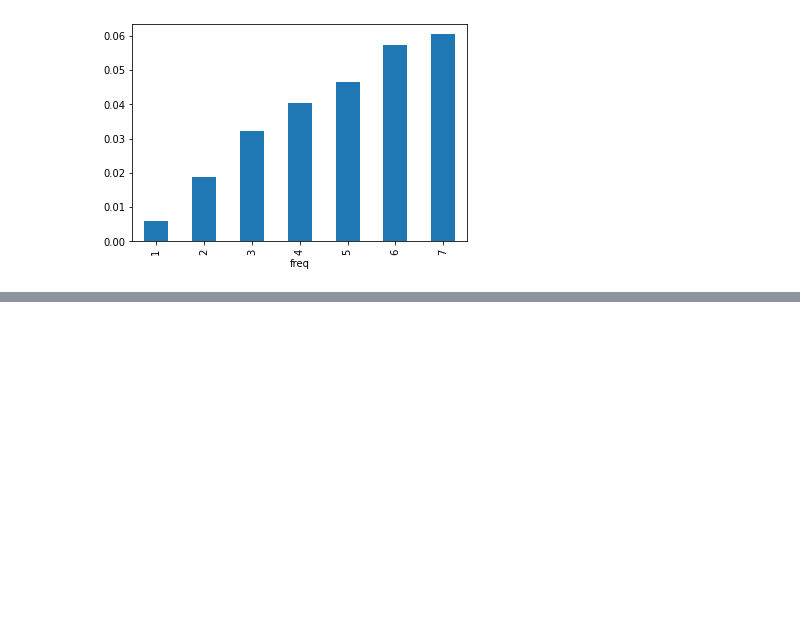
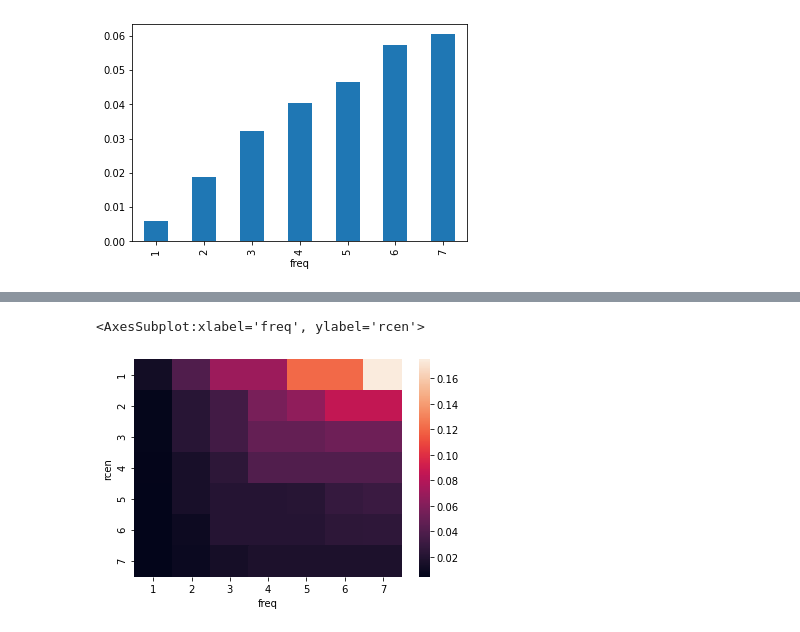
Before and after one commit to daikichidaze/pyoptbook, a Jupyter notebook: src/7.recomend/recomend.ipynb, the cells around one changed output, grey strips where cells are left out. Cells and saved outputs as stored; diff of their text form; code cells hidden in the pictures; blank space fills up the shorter version.

```diff
--- a/src/7.recomend/recomend.ipynb
+++ b/src/7.recomend/recomend.ipynb
@@ -252,0 +452,20 @@ df_freq['prob'].plot.bar()
+# %%
+# N[r, f] * pred_prob[r, f]^2 - 2*N[r, f]*pred_prob[r,f]
+for r in R:
+    for f in F:
+        idx = RF2Idx[r, f]
+        N = RF2N[r, f]
+        prob = RF2Prob[r, f]
+        P_row = var_vec[:]
+        P_row[idx] = 2 * N
+        P_list.append(P_row)
+        q_list.append(-2 * N * prob)
+# %%
+import cvxopt
+G = cvxopt.matrix(np.array(G_list), tc='d')
+h = cvxopt.matrix(np.array(h_list), tc='d')
+P = cvxopt.matrix(np.array(P_list), tc='d')
+q = cvxopt.matrix(np.array(q_list), tc='d')
+
+sol = cvxopt.solvers.qp(P, q, G, h)
+status = sol['status']
@@ -252,0 +487,12 @@ df_freq['prob'].plot.bar()
+# %%
+RF2PredProb = {}
+X = sol['x']
+for r in R:
+    for f in F:
+        idx = RF2Idx[r, f]
+        pred_prob = X[idx]
+        RF2PredProb[r, f] = pred_prob
+df_rf['pred_prob'] = df_rf.apply(lambda x: RF2PredProb[x['rcen'], x['freq']], axis=1)
+# %%
+df_rf['diff'] = df_rf['pred_prob'] - df_rf['prob']
+df_rf
@@ -252,0 +517,5 @@ df_freq['prob'].plot.bar()
+# %%
+heatmap(df_rf.pivot_table(index='rcen', columns='freq', values='pred_prob'))
+# %% [output]
+<AxesSubplot:xlabel='freq', ylabel='rcen'>
+[figure, added]
```
Also changed, not shown: parts of 40 cells of this notebook.
